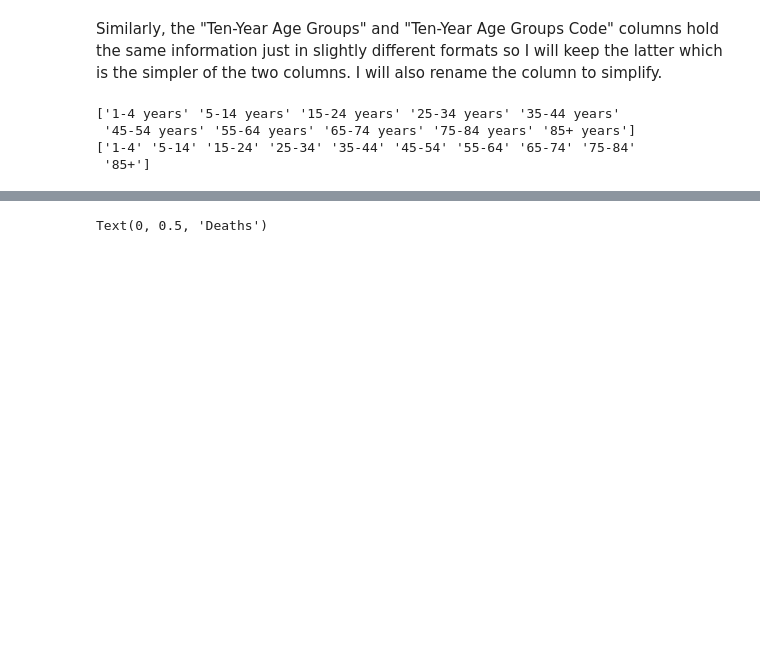
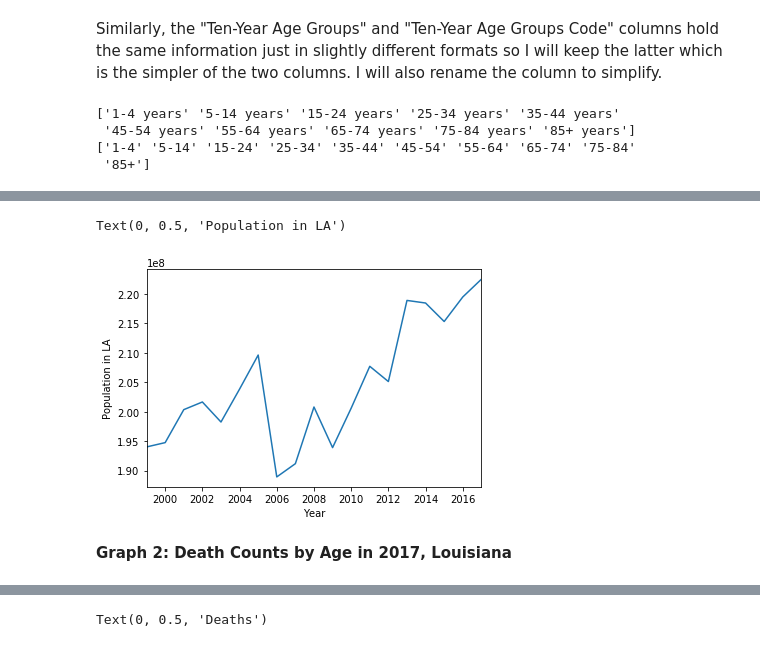
Before and after one commit to ajasica/ajasica.github.io, a Jupyter notebook: Final Tutorial.ipynb, the cells around one changed output, grey strips where cells are left out. Cells and saved outputs as stored; diff of their text form; code cells hidden in the pictures; blank space fills up the shorter version.

```diff
--- a/Final Tutorial.ipynb
+++ b/Final Tutorial.ipynb
@@ -103,0 +156,7 @@ deaths_df.rename(columns={"Ten-Year Age Groups Code" : "Age Range"}, inplace=Tru
+# %%
+year_info["Population"].plot.line().set_ylabel("Population in LA")
+# %% [output]
+Text(0, 0.5, 'Population in LA')
+[figure, added]
+# %% [markdown]
+**Graph 2: Death Counts by Age in 2017, Louisiana**
```
Also changed, not shown: parts of 18 cells of this notebook, 1 other file.
